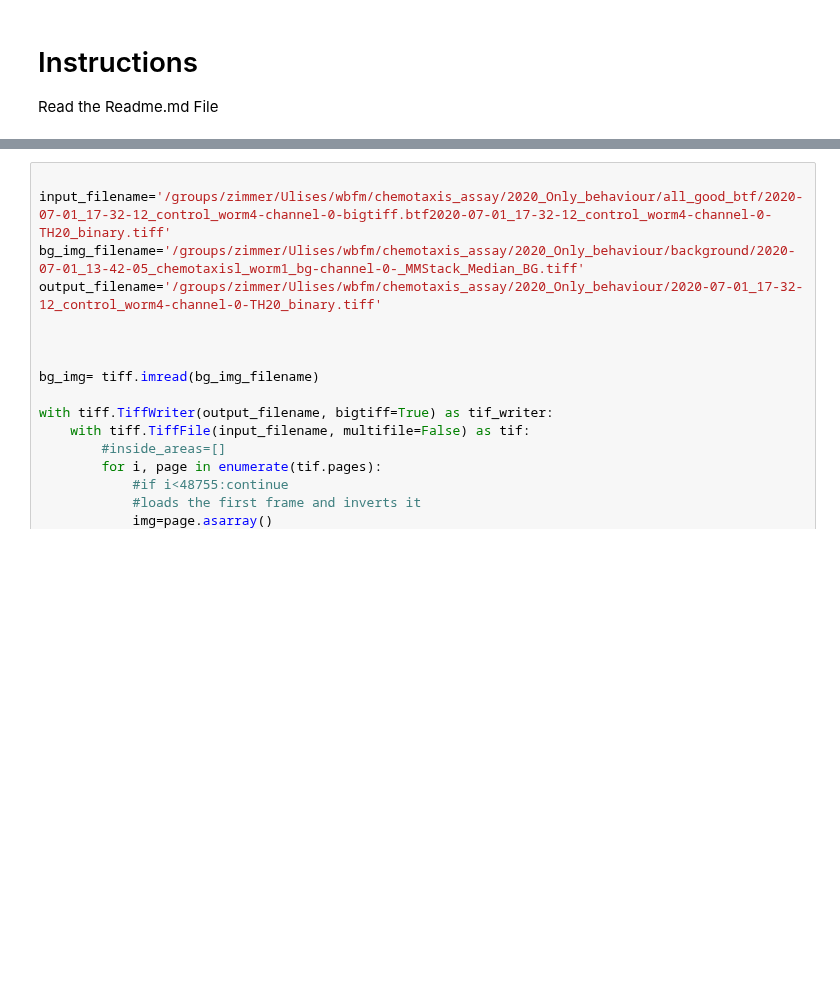
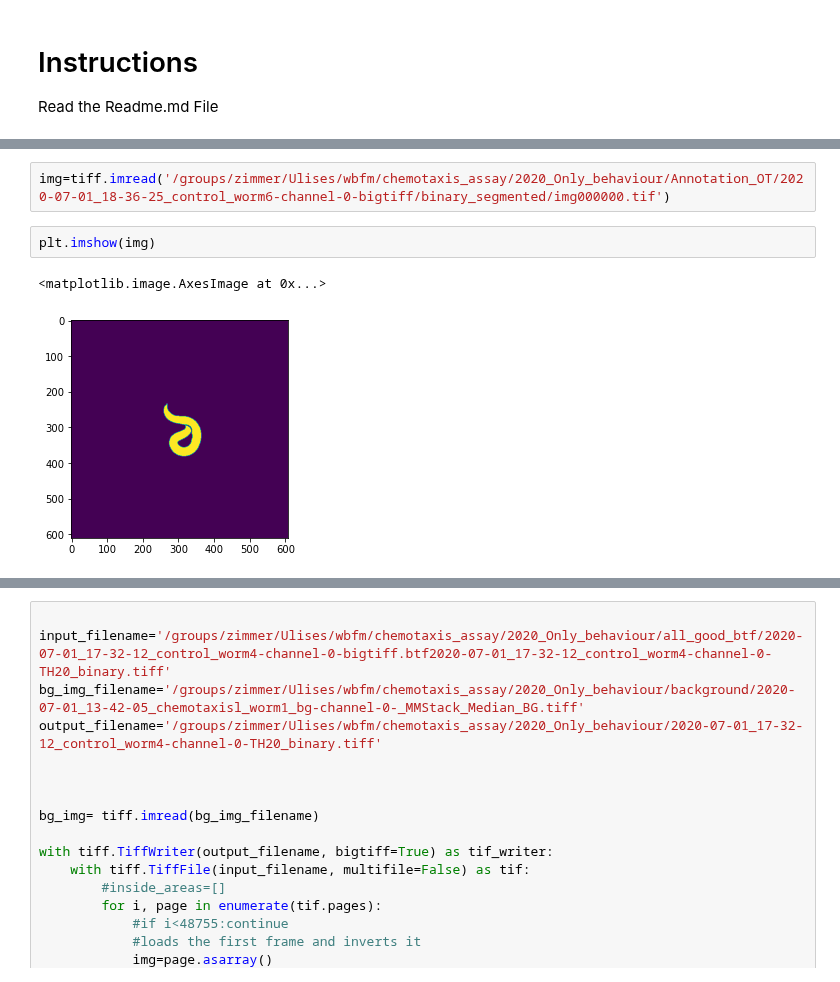
Before and after one commit to leonkontorovich/centerline_behavior_annotation, a Jupyter notebook: centerline/dev/Skeleton_cluster.ipynb, the cells around one changed output, grey strips where cells are left out. Drawn from its saved outputs; the diff is of its cells as text; blank space fills up the shorter version.

```diff
--- a/centerline/dev/Skeleton_cluster.ipynb
+++ b/centerline/dev/Skeleton_cluster.ipynb
@@ -38,0 +80,7 @@ heelo
+# %%
+img=tiff.imread('/groups/zimmer/Ulises/wbfm/chemotaxis_assay/2020_Only_behaviour/Annotation_OT/2020-07-01_18-36-25_control_worm6-channel-0-bigtiff/binary_segmented/img000000.tif')
+# %%
+plt.imshow(img)
+# %% [output]
+<matplotlib.image.AxesImage at 0x...>
+[figure, added]
```
Also changed, not shown: parts of 22 cells of this notebook.
